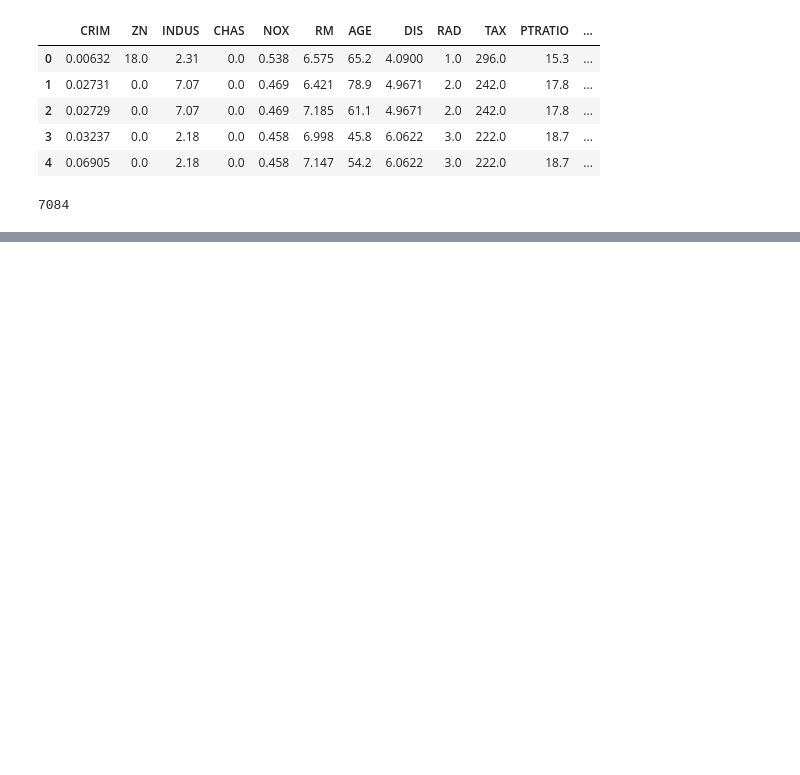
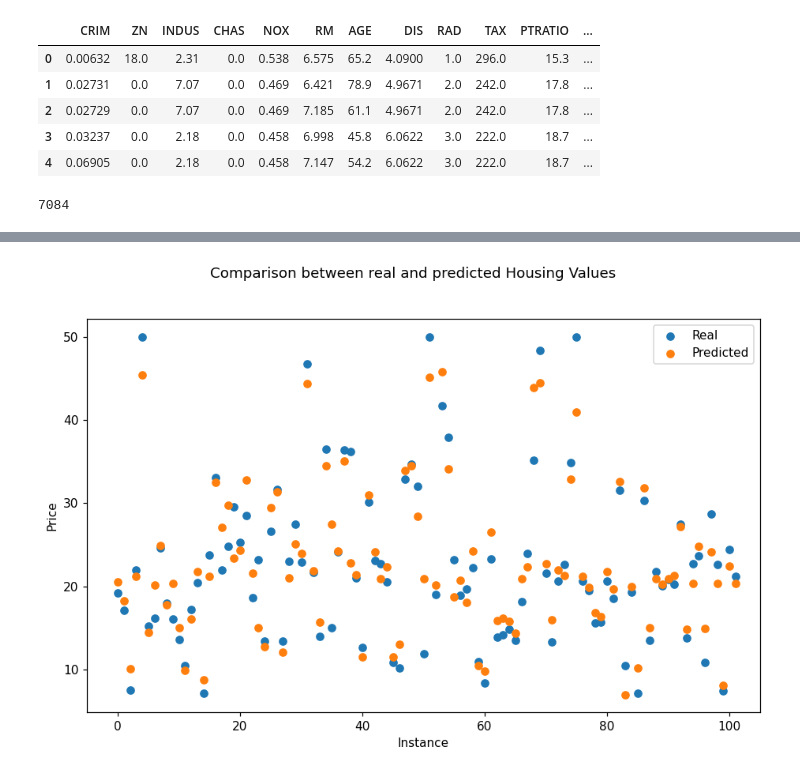
Before and after one commit to victorgcapone/udemy-bootcamp, a Jupyter notebook: Sklearn - Choosing the Model.ipynb, the cells around one changed output, grey strips where cells are left out. Drawn from its saved outputs; the diff is of its cells as text; code cells hidden in the pictures; blank space fills up the shorter version.

Commit message:
Adding model evaluation notebook

```diff
--- a/Sklearn - Choosing the Model.ipynb
+++ b/Sklearn - Choosing the Model.ipynb
@@ -77,0 +105,17 @@ rfr.score(x_test, y_test)
+# %%
+"""
+Lets try to improve our RandomForestRegressor by adjusting the number of estimators (n_estimators)
+used by it
+"""
+max_score = 0
+best_model = None
+for i in range(100, 500, 50):
+    model = RandomForestRegressor(n_estimators=i)
+    model.fit(x_train, y_train)
+    score = model.score(x_test, y_test)
+    print(f"{i} estimators got a score of {score}")
+    if score > max_score:
+        max_score=score
+        best_model = model
+
+print(score, best_model.get_params()["n_estimators"])
@@ -77,0 +136,18 @@ rfr.score(x_test, y_test)
+# %%
+"""
+Here we plot the predicted values alongside with the real values to get a visual representation of
+our model's performance
+"""
+fig, ax = plt.subplots(figsize=(10,6), dpi=110)
+fig.suptitle("Comparison between real and predicted Housing Values")
+ax.scatter(x=range(0,y_test.size),
+           y=y_test,
+           label="Real")
+ax.scatter(x=range(0,y_test.size),
+           y= best_model.predict(x_test),
+           label="Predicted")
+ax.set(ylabel="Price", xlabel="Instance")
+ax.set_xlim(-5, 105)
+ax.legend();
+# %% [output]
+[figure, added]
```
Also changed, not shown: parts of 19 cells of this notebook, 1 other file.
